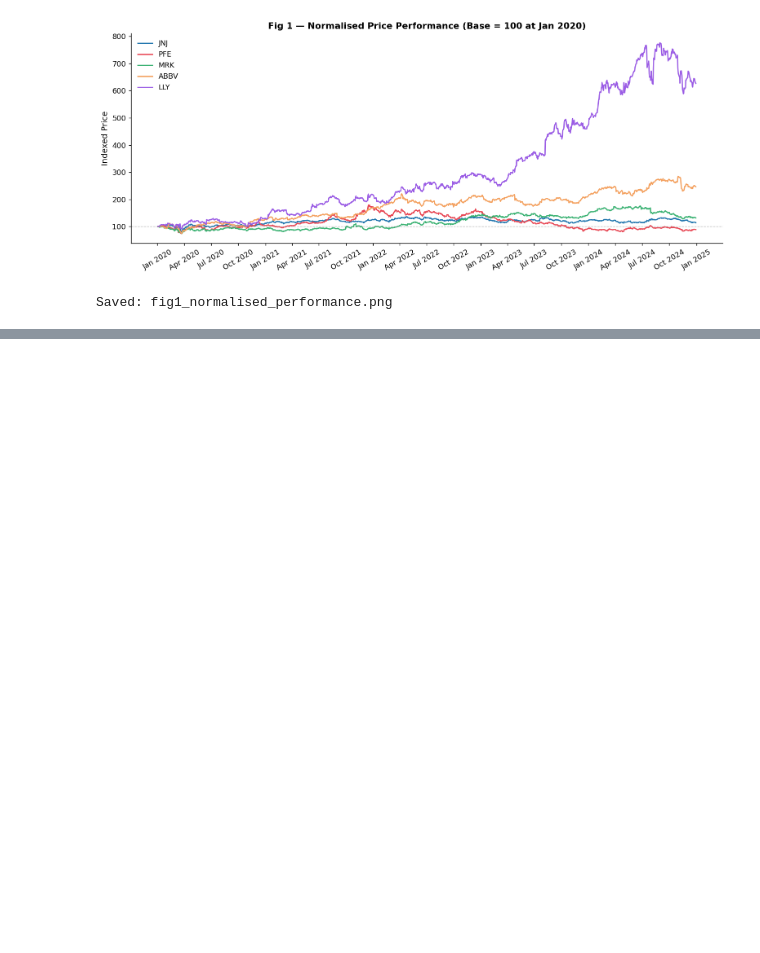
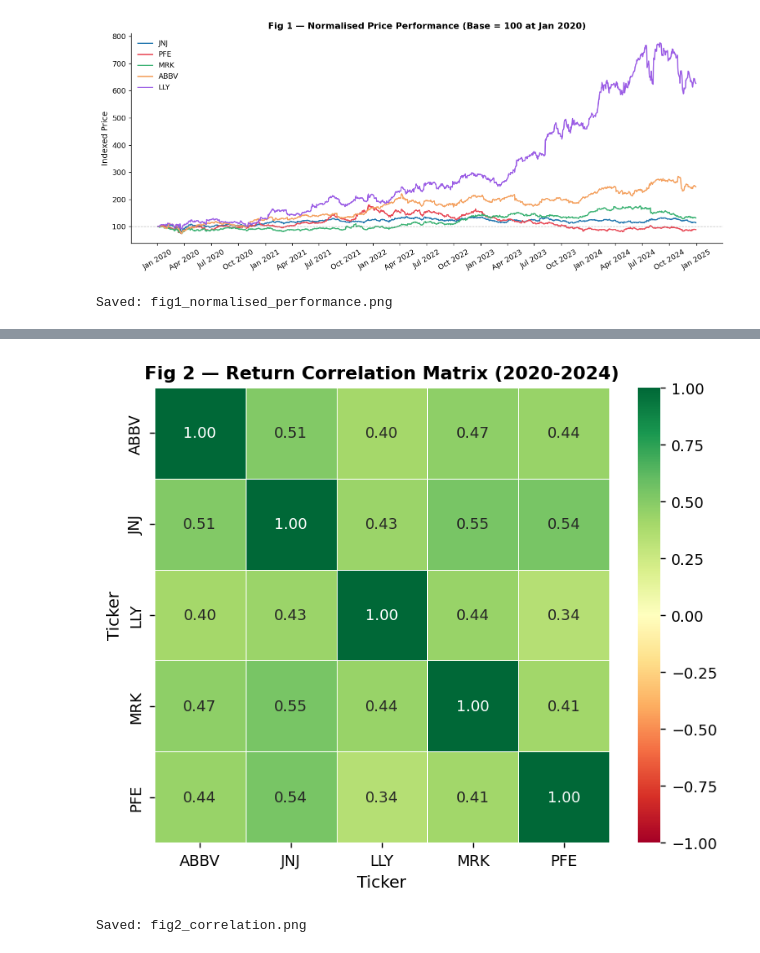
Before and after one commit to rahulrvu-24/Pharma-Quant-Analysis, a Jupyter notebook: pharma_quant_analysis.ipynb, the cells around one changed output, grey strips where cells are left out. Saved outputs shown, nothing was run; the diff lists cells and outputs as text; code cells hidden in the pictures; blank space fills up the shorter version.

Commit message:
correlation matrix

```diff
--- a/pharma_quant_analysis.ipynb
+++ b/pharma_quant_analysis.ipynb
@@ -149,0 +160,16 @@ print(summary.to_string())
+# %%
+# ─── 1c. Correlation heatmap ──────────────────────────────────────────────────
+fig, ax = plt.subplots(figsize=(6, 5))
+corr = returns.corr()
+mask = np.triu(np.ones_like(corr, dtype=bool), k=1)
+sns.heatmap(corr, annot=True, fmt='.2f', cmap='RdYlGn',
+            vmin=-1, vmax=1, linewidths=0.5,
+            ax=ax, square=True)
+ax.set_title("Fig 2 — Return Correlation Matrix (2020-2024)")
+plt.tight_layout()
+plt.savefig("fig2_correlation.png", bbox_inches='tight')
+plt.show()
+print("Saved: fig2_correlation.png")
+# %% [output]
+[figure, added]
+Saved: fig2_correlation.png
```
Also changed, not shown: parts of 1 cell of this notebook, 1 other file.
